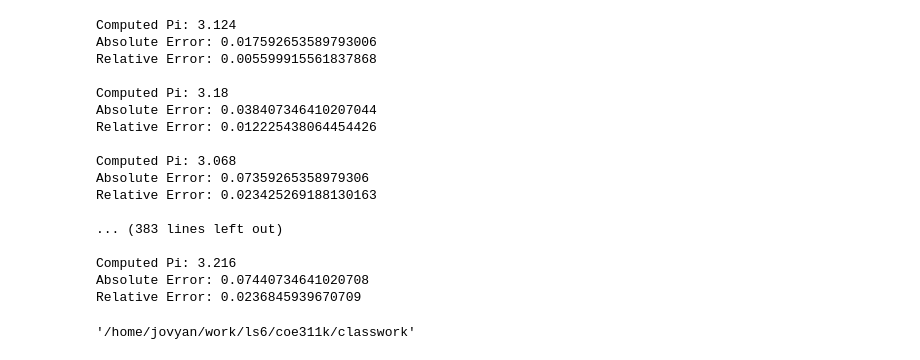
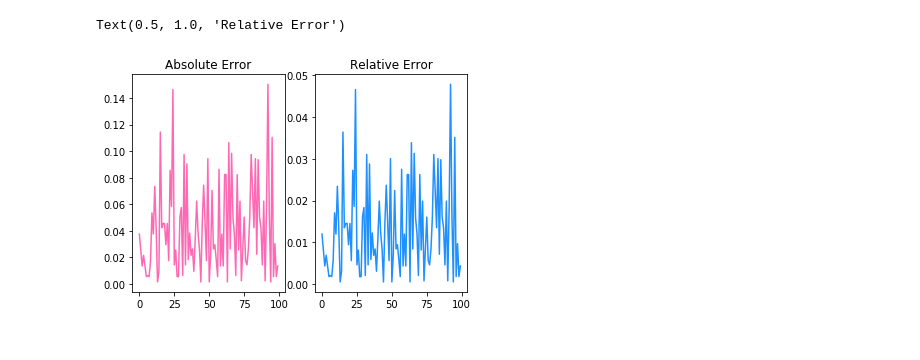
Before and after one commit to kaigandingco/coe311k, a Jupyter notebook: classwork/kcg2279-CH3.ipynb, the cells around one changed output. Saved outputs shown, nothing was run; the diff lists cells and outputs as text; code cells hidden in the pictures.

```diff
--- a/classwork/kcg2279-CH3.ipynb
+++ b/classwork/kcg2279-CH3.ipynb
@@ -11,37 +13,27 @@ def monte_carlo(numSamples):
             counter = counter + 1
     return 4 * (counter/numSamples)
 # %%
+absoluteError = []
+relativeError = []
+
 for x in range (0, 100):
     computedPi = monte_carlo(1000)
-    print ("Computed Pi: " + str(computedPi))
 
     # Absolute error
-    absoluteError = np.abs(np.pi - computedPi)
-    print("Absolute Error: " + str(absoluteError))
+    absoluteError.append(np.abs(np.pi - computedPi))
 
     # Relative error
-    relativeError = np.abs((np.pi - computedPi)/np.pi)
-    print("Relative Error: " + str(relativeError) + "\n")
+    relativeError.append(np.abs((np.pi - computedPi)/np.pi))
+
+# Plotting absolute error
+plt.subplot(1,2,1)
+plt.plot(absoluteError, color="hotpink")
+plt.title("Absolute Error")
+
+# Plotting relative error
+plt.subplot(1,2,2)
+plt.plot(relativeError, color="dodgerblue")
+plt.title("Relative Error")
 # %% [output]
-Computed Pi: 3.124
-Absolute Error: 0.017592653589793006
-Relative Error: 0.005599915561837868
-
-Computed Pi: 3.18
-Absolute Error: 0.038407346410207044
-Relative Error: 0.012225438064454426
-
-Computed Pi: 3.068
-Absolute Error: 0.07359265358979306
-Relative Error: 0.023425269188130163
-
-... (383 lines left out)
-
-Computed Pi: 3.216
-Absolute Error: 0.07440734641020708
-Relative Error: 0.0236845939670709
+Text(0.5, 1.0, 'Relative Error')
+[figure, added]
-# %%
-import os
-os.getcwd()
-# %% [output]
-'/home/jovyan/work/ls6/coe311k/classwork'
```
Also changed, not shown: parts of 1 cell of this notebook, 1 other file.
